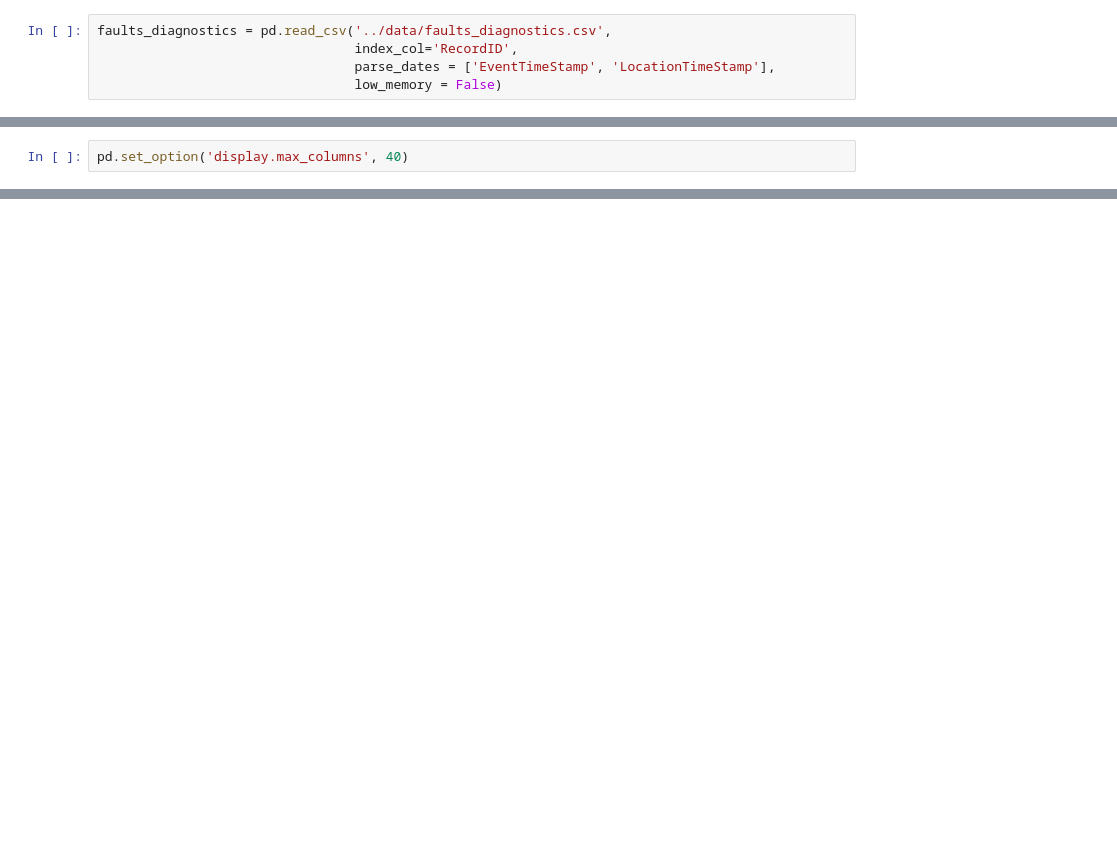
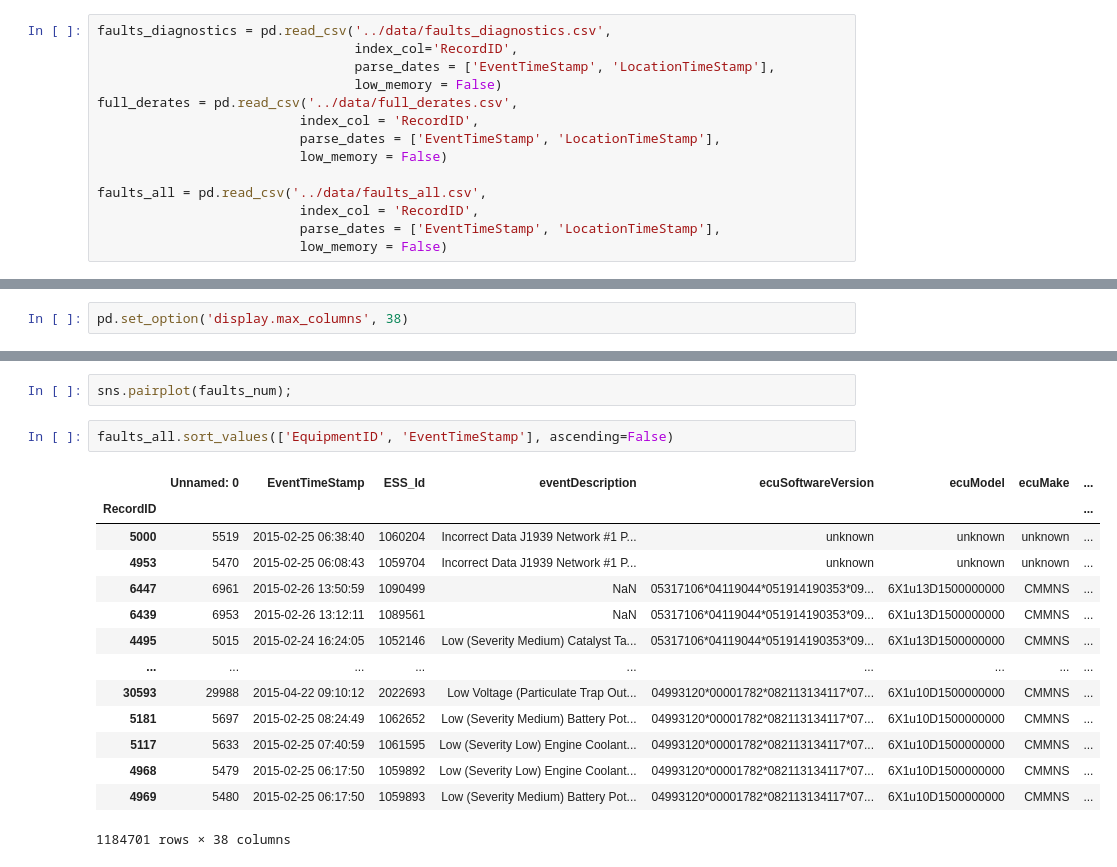
Before and after one commit to nss-data-science-cohort-5/big_g_express-rickrollers, a Jupyter notebook: notebooks/big_g_feature_engineering.ipynb, the cells around one changed output, grey strips where cells are left out. Saved outputs shown, nothing was run; the diff lists cells and outputs as text; blank space fills up the shorter version.

```diff
--- a/notebooks/big_g_feature_engineering.ipynb
+++ b/notebooks/big_g_feature_engineering.ipynb
@@ -6,3 +12,12 @@ faults_diagnostics = pd.read_csv('../data/faults_diagnostics.csv',
                                  index_col='RecordID',
                                  parse_dates = ['EventTimeStamp', 'LocationTimeStamp'],
                                  low_memory = False)
+full_derates = pd.read_csv('../data/full_derates.csv',
+                          index_col = 'RecordID',
+                          parse_dates = ['EventTimeStamp', 'LocationTimeStamp'],
+                          low_memory = False)
+
+faults_all = pd.read_csv('../data/faults_all.csv',
+                          index_col = 'RecordID',
+                          parse_dates = ['EventTimeStamp', 'LocationTimeStamp'],
+                          low_memory = False)
@@ -23,4 +24,4 @@ Index(['Unnamed: 0', 'EventTimeStamp', 'ESS_Id', 'eventDescription',
 # %%
-pd.set_option('display.max_columns', 40)
+pd.set_option('display.max_columns', 38)
 # %%
 faults_diagnostics
@@ -94,0 +92,19 @@ faults_diagnostics = faults_diagnostics[bool_cols].astype('bool')
+# %%
+sns.pairplot(faults_num);
+# %%
+faults_all.sort_values(['EquipmentID', 'EventTimeStamp'], ascending=False)
+# %% [output]
+|  | Unnamed: 0 | EventTimeStamp | ESS_Id | eventDescription | ecuSoftwareVersion | ecuModel | ecuMake | ... |
+| RecordID |  |  |  |  |  |  |  | ... |
+| 5000 | 5519 | 2015-02-25 06:38:40 | 1060204 | Incorrect Data J1939 Network #1 P... | unknown | unknown | unknown | ... |
+| 4953 | 5470 | 2015-02-25 06:08:43 | 1059704 | Incorrect Data J1939 Network #1 P... | unknown | unknown | unknown | ... |
+| 6447 | 6961 | 2015-02-26 13:50:59 | 1090499 | NaN | 05317106*04119044*051914190353*09... | 6X1u13D1500000000 | CMMNS | ... |
+| 6439 | 6953 | 2015-02-26 13:12:11 | 1089561 | NaN | 05317106*04119044*051914190353*09... | 6X1u13D1500000000 | CMMNS | ... |
+| 4495 | 5015 | 2015-02-24 16:24:05 | 1052146 | Low (Severity Medium) Catalyst Ta... | 05317106*04119044*051914190353*09... | 6X1u13D1500000000 | CMMNS | ... |
+| ... | ... | ... | ... | ... | ... | ... | ... | ... |
+| 30593 | 29988 | 2015-04-22 09:10:12 | 2022693 | Low Voltage (Particulate Trap Out... | 04993120*00001782*082113134117*07... | 6X1u10D1500000000 | CMMNS | ... |
+| 5181 | 5697 | 2015-02-25 08:24:49 | 1062652 | Low (Severity Medium) Battery Pot... | 04993120*00001782*082113134117*07... | 6X1u10D1500000000 | CMMNS | ... |
+| 5117 | 5633 | 2015-02-25 07:40:59 | 1061595 | Low (Severity Low) Engine Coolant... | 04993120*00001782*082113134117*07... | 6X1u10D1500000000 | CMMNS | ... |
+| 4968 | 5479 | 2015-02-25 06:17:50 | 1059892 | Low (Severity Low) Engine Coolant... | 04993120*00001782*082113134117*07... | 6X1u10D1500000000 | CMMNS | ... |
+| 4969 | 5480 | 2015-02-25 06:17:50 | 1059893 | Low (Severity Medium) Battery Pot... | 04993120*00001782*082113134117*07... | 6X1u10D1500000000 | CMMNS | ... |
+1184701 rows × 38 columns
```
Also changed, not shown: parts of 22 cells of this notebook, 1 other file.
